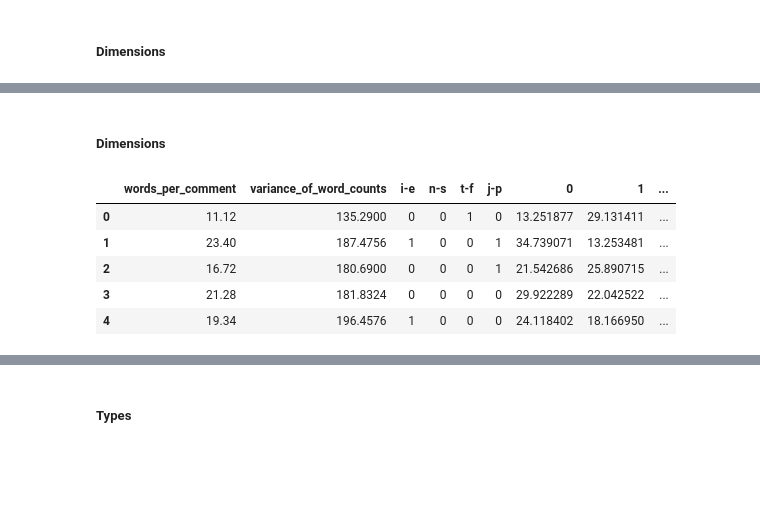
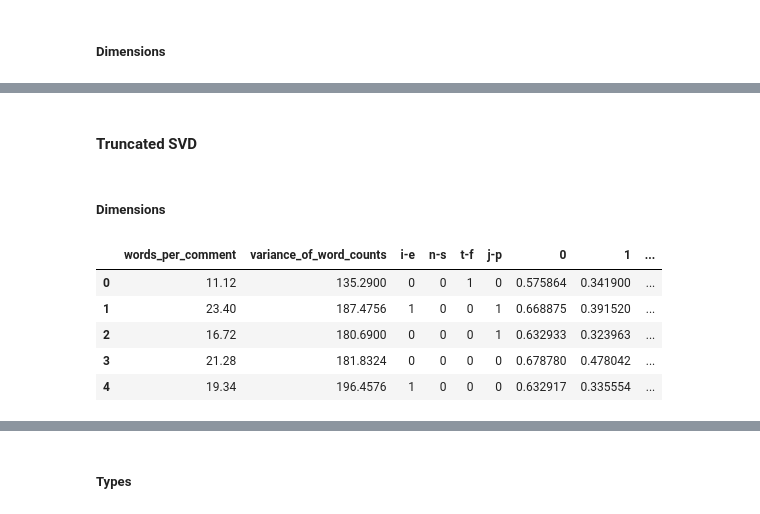
Before and after one commit to mikongame/project-final, a Jupyter notebook: your-project/2_MBTI Preprocessing.ipynb, the cells around one changed output, grey strips where cells are left out. Drawn from its saved outputs; the diff is of its cells as text; code cells hidden in the pictures; blank space fills up the shorter version.

```diff
--- a/your-project/2_MBTI Preprocessing.ipynb
+++ b/your-project/2_MBTI Preprocessing.ipynb
@@ -506,5 +511,5 @@ array([[13.251877, 29.13141 , 31.06098 ],
 # %%
-text_columns_tsne = pd.DataFrame(X_tsne_positive)
+text_columns_svd_vec = pd.DataFrame(svd_vec_positive)
 # %%
 col = list_personality
 
@@ -571,7 +576,7 @@ MAX_NB_WORDS = 100000    # max no. of words for tokenizer
 MAX_SEQUENCE_LENGTH = 200 # max length of each entry (sentence), including padding
 VALIDATION_SPLIT = 0.2   # data for validation (not used in training)
 EMBEDDING_DIM = 100      # embedding dimensions for word vectors (word2vec/GloVe)
-GLOVE_DIR = "glove/glove.6B."+str(EMBEDDING_DIM)+"d.txt"
+GLOVE_DIR = "glove_data/glove.6B/glove.6B."+str(EMBEDDING_DIM)+"d.txt"
 # %%
 embeddings_index = {}
 f = open(GLOVE_DIR)
@@ -688,9 +715,11 @@ train_array.shape
+# %% [markdown]
+#### Truncated SVD
 # %% [markdown]
 ##### Dimensions
 # %%
 text_columns.drop(["type"], axis=1, inplace=True)
-result_tsne_dimensions = pd.concat([text_columns, text_columns_tsne], axis=1,levels=None ,sort=False)
+result_svd_vec_dimensions = pd.concat([text_columns, text_columns_svd_vec], axis=1,levels=None ,sort=False)
 # %%
-result_tsne_dimensions.drop(["enfj", "enfp", "entj", "entp", "esfj", "esfp", "estj", "estp","infj", "infp", "intj",
+result_svd_vec_dimensions.drop(["enfj", "enfp", "entj", "entp", "esfj", "esfp", "estj", "estp","infj", "infp", "intj",
                              "intp", "isfj", "isfp", "istj", "istp"], axis=1, inplace=True)
 # %%
@@ -698,9 +727,9 @@ result_tsne_dimensions.to_csv("data/output_csv/result_tsne_dimensions.csv")
 # %%
-result_tsne_dimensions.head()
+result_svd_vec_dimensions.head()
 # %% [output]
 |  | words_per_comment | variance_of_word_counts | i-e | n-s | t-f | j-p | 0 | 1 | ... |
-| 0 | 11.12 | 135.2900 | 0 | 0 | 1 | 0 | 13.251877 | 29.131411 | ... |
-| 1 | 23.40 | 187.4756 | 1 | 0 | 0 | 1 | 34.739071 | 13.253481 | ... |
-| 2 | 16.72 | 180.6900 | 0 | 0 | 0 | 1 | 21.542686 | 25.890715 | ... |
-| 3 | 21.28 | 181.8324 | 0 | 0 | 0 | 0 | 29.922289 | 22.042522 | ... |
-| 4 | 19.34 | 196.4576 | 1 | 0 | 0 | 0 | 24.118402 | 18.166950 | ... |
+| 0 | 11.12 | 135.2900 | 0 | 0 | 1 | 0 | 0.575864 | 0.341900 | ... |
+| 1 | 23.40 | 187.4756 | 1 | 0 | 0 | 1 | 0.668875 | 0.391520 | ... |
+| 2 | 16.72 | 180.6900 | 0 | 0 | 0 | 1 | 0.632933 | 0.323963 | ... |
+| 3 | 21.28 | 181.8324 | 0 | 0 | 0 | 0 | 0.678780 | 0.478042 | ... |
+| 4 | 19.34 | 196.4576 | 1 | 0 | 0 | 0 | 0.632917 | 0.335554 | ... |
```
Also changed, not shown: parts of 31 cells of this notebook, 14 other files.
